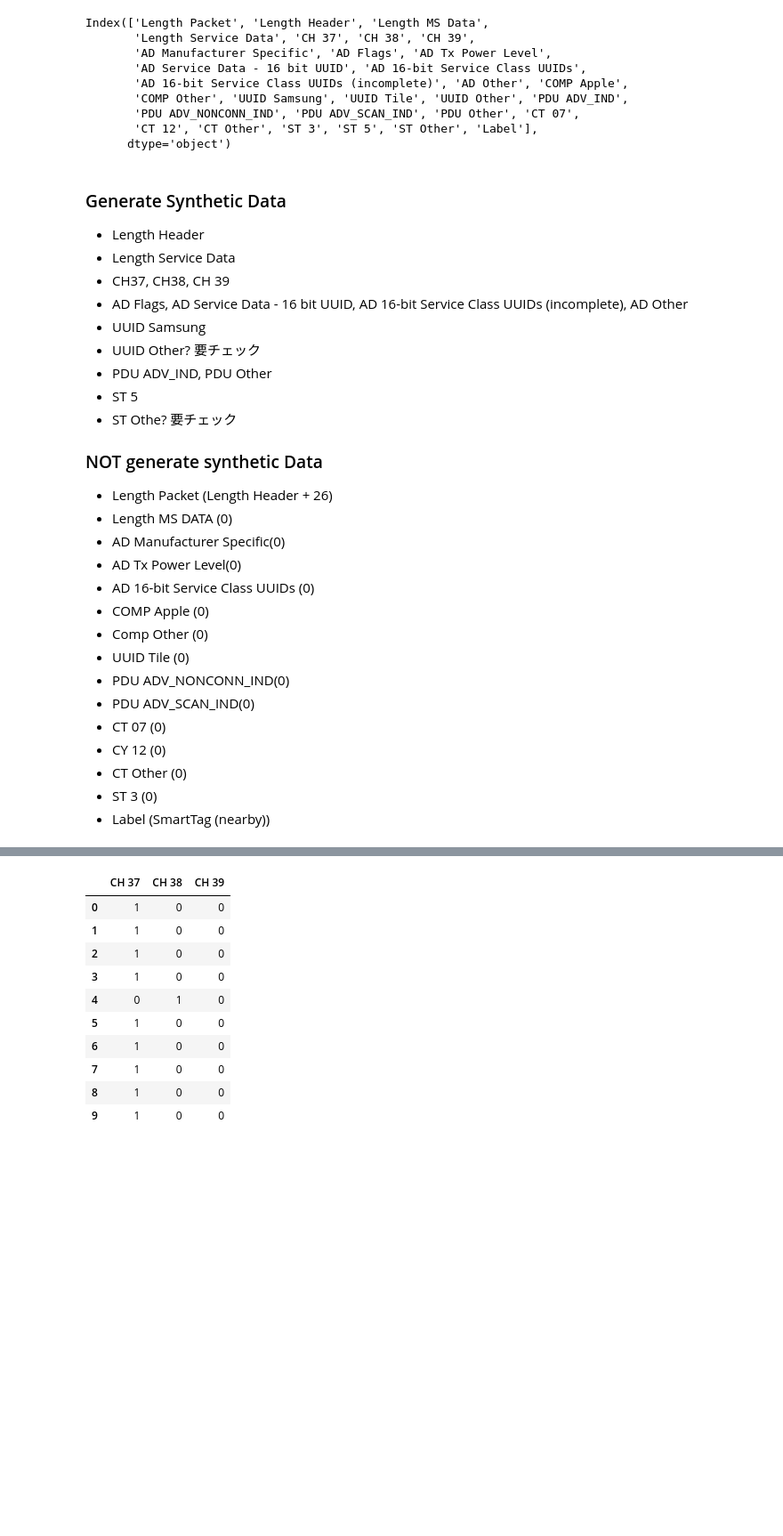
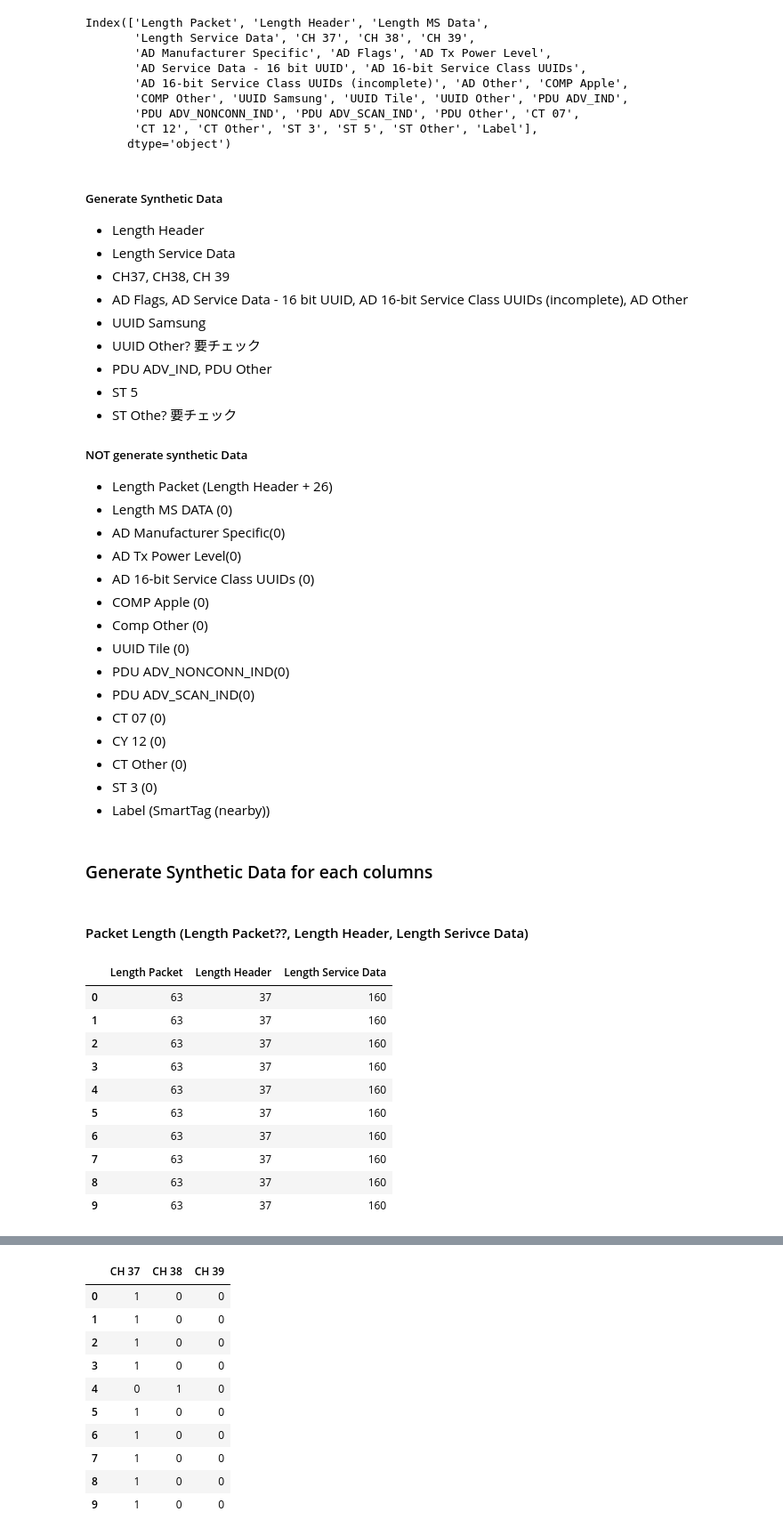
Before and after one commit to keyyke/master_thesis, a Jupyter notebook: markov_model/synhtetic_data_generation_markov.ipynb, the cells around one changed output, grey strips where cells are left out. Shown: that part at 89% size. Cells and saved outputs as stored; diff of their text form; code cells hidden in the pictures; blank space fills up the shorter version.

```diff
--- a/markov_model/synhtetic_data_generation_markov.ipynb
+++ b/markov_model/synhtetic_data_generation_markov.ipynb
@@ -262,7 +264,7 @@ Index(['Length Packet', 'Length Header', 'Length MS Data',
        'CT 12', 'CT Other', 'ST 3', 'ST 5', 'ST Other', 'Label'],
       dtype='object')
 # %% [markdown]
-### Generate Synthetic Data
+##### Generate Synthetic Data
 - Length Header
 - Length Service Data
 - CH37, CH38, CH 39
@@ -273,7 +275,7 @@ Index(['Length Packet', 'Length Header', 'Length MS Data',
 - ST 5
 - ST Othe? 要チェック
 
-### NOT generate synthetic Data
+##### NOT generate synthetic Data
 - Length Packet (Length Header + 26)
 - Length MS DATA (0)
 - AD Manufacturer Specific(0)
@@ -408,3 +410,37 @@ def visualise_transition(transition_matrix_np, node_label):
                 g.edge(str(i), str(j), label=f"{weight:.2f}")
 
     return g
+# %% [markdown]
+### Generate Synthetic Data for each columns
+# %% [markdown]
+#### Packet Length (Length Packet??, Length Header, Length Serivce Data)
+# %%
+### Generate synthetic data by the Markov model ###
+
+# Define the column which are used for the Markov model (各行を「状態」としてまとめる)
+target_df['state'] = list(zip(df['Length Packet'], df['Length Header'], df['Length Service Data']))
+
+# Define the columns names
+columns=['Length Packet', 'Length Header', 'Length Service Data']
+
+# Define initial state. The first state of the data is used as the initial state.
+initial_state = target_df['state'].iloc[0]
+
+# Generate transition matrix
+transition_matrix = generate_transition_matrix(target_df)
+
+# Generate synthetic data
+synthetic_data_length_df = generate_synthetic_data_by_mm(seed, transition_matrix, number_of_synthetic_data, initial_state, columns)
+synthetic_data_length_df
+# %% [output]
+|  | Length Packet | Length Header | Length Service Data |
+| 0 | 63 | 37 | 160 |
+| 1 | 63 | 37 | 160 |
+| 2 | 63 | 37 | 160 |
+| 3 | 63 | 37 | 160 |
+| 4 | 63 | 37 | 160 |
+| 5 | 63 | 37 | 160 |
+| 6 | 63 | 37 | 160 |
+| 7 | 63 | 37 | 160 |
+| 8 | 63 | 37 | 160 |
+| 9 | 63 | 37 | 160 |
```
Also changed, not shown: parts of 23 cells of this notebook.
